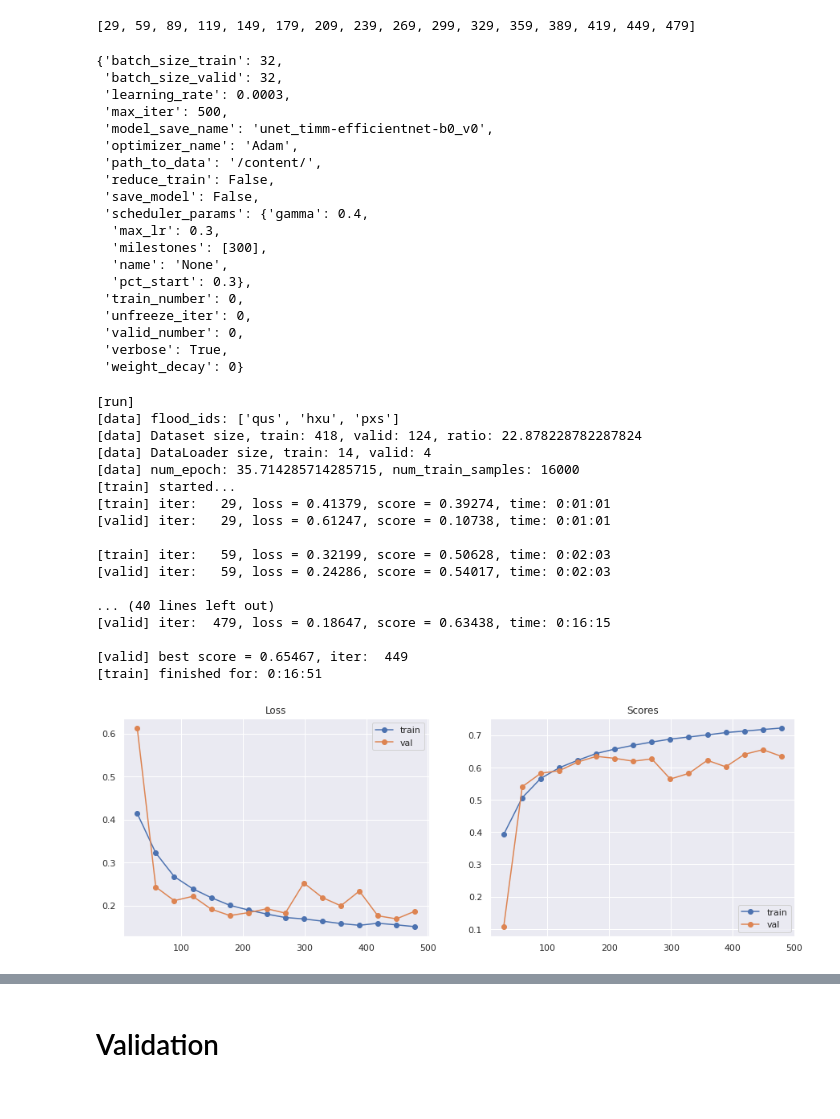
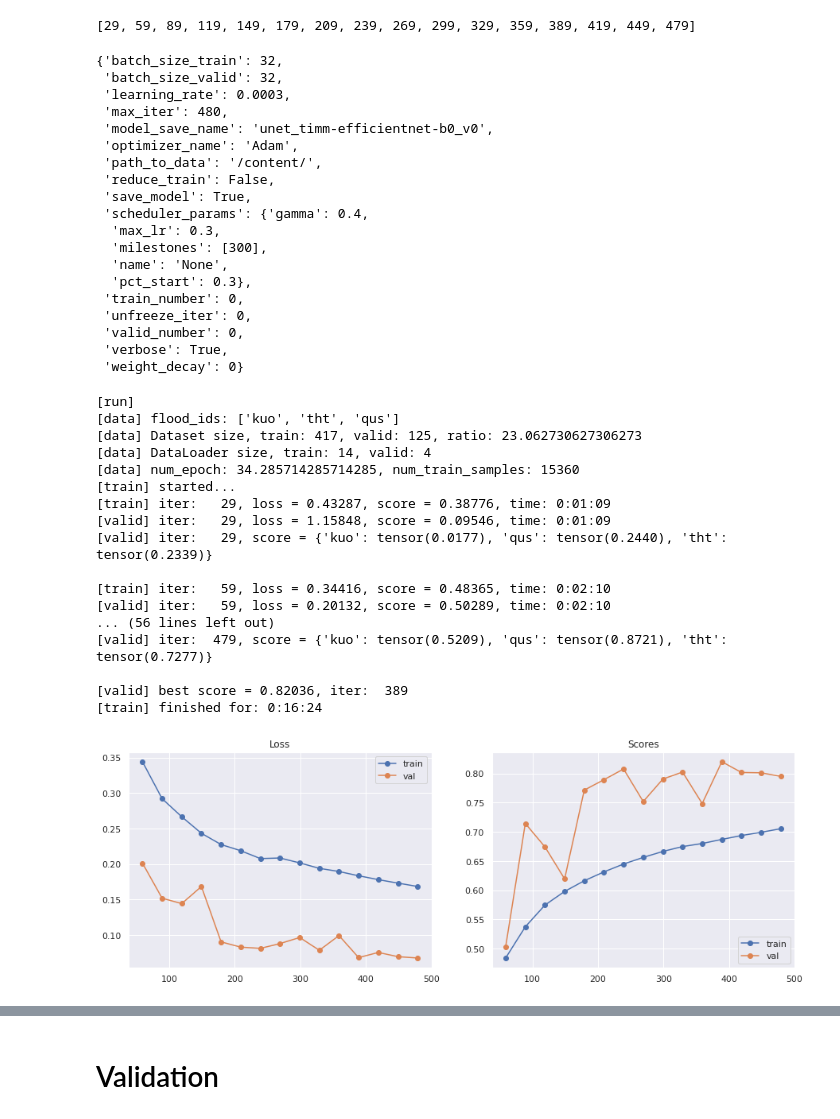
Before and after one commit to MIchaelKa/detect-flood-water, a Jupyter notebook: detect-flood-water-train.ipynb, the cells around one changed output, grey strips where cells are left out. Cells and saved outputs as stored; diff of their text form; code cells hidden in the pictures.

Commit message:
[colab] IoU by flood id

```diff
--- a/detect-flood-water-train.ipynb
+++ b/detect-flood-water-train.ipynb
@@ -719,7 +726,7 @@ max_iter, num_train_samples
 # max_iter=100
 # valid_iters=[5, 10, 20, 30, 40, 50, 60, 70, 80, 90, 99]
 
-max_iter=500
+max_iter=480
 valid_step=30
 unfreeze_iter=0 # 90
 
@@ -753,7 +760,7 @@ full_params = dict(
 
     scheduler_params=scheduler_params,
 
-    save_model=False,
+    save_model=True,
     model_save_name=f'unet_{encoder_name}_v0'
 )
 # %%
@@ -774,12 +781,12 @@ params
 {'batch_size_train': 32,
  'batch_size_valid': 32,
  'learning_rate': 0.0003,
- 'max_iter': 500,
+ 'max_iter': 480,
  'model_save_name': 'unet_timm-efficientnet-b0_v0',
  'optimizer_name': 'Adam',
  'path_to_data': '/content/',
  'reduce_train': False,
- 'save_model': False,
+ 'save_model': True,
  'scheduler_params': {'gamma': 0.4,
   'max_lr': 0.3,
   'milestones': [300],
@@ -805,24 +812,24 @@ model = get_model().to(device)
 train_info = run(model, device, **params)
 # %% [output]
 [run]
-[data] flood_ids: ['qus', 'hxu', 'pxs']
-[data] Dataset size, train: 418, valid: 124, ratio: 22.878228782287824
+[data] flood_ids: ['kuo', 'tht', 'qus']
+[data] Dataset size, train: 417, valid: 125, ratio: 23.062730627306273
 [data] DataLoader size, train: 14, valid: 4
-[data] num_epoch: 35.714285714285715, num_train_samples: 16000
+[data] num_epoch: 34.285714285714285, num_train_samples: 15360
 [train] started...
-[train] iter:   29, loss = 0.41379, score = 0.39274, time: 0:01:01
-[valid] iter:   29, loss = 0.61247, score = 0.10738, time: 0:01:01
+[train] iter:   29, loss = 0.43287, score = 0.38776, time: 0:01:09
+[valid] iter:   29, loss = 1.15848, score = 0.09546, time: 0:01:09
+[valid] iter:   29, score = {'kuo': tensor(0.0177), 'qus': tensor(0.2440), 'tht': tensor(0.2339)}
 
-[train] iter:   59, loss = 0.32199, score = 0.50628, time: 0:02:03
-[valid] iter:   59, loss = 0.24286, score = 0.54017, time: 0:02:03
+[train] iter:   59, loss = 0.34416, score = 0.48365, time: 0:02:10
+[valid] iter:   59, loss = 0.20132, score = 0.50289, time: 0:02:10
+... (56 lines left out)
+[valid] iter:  479, score = {'kuo': tensor(0.5209), 'qus': tensor(0.8721), 'tht': tensor(0.7277)}
 
-... (40 lines left out)
-[valid] iter:  479, loss = 0.18647, score = 0.63438, time: 0:16:15
-
-[valid] best score = 0.65467, iter:  449
-[train] finished for: 0:16:51
+[valid] best score = 0.82036, iter:  389
+[train] finished for: 0:16:24
 # %%
-# show_loss_and_score(train_info, start_from=1)
-show_loss_and_score(train_info)
+show_loss_and_score(train_info, start_from=1)
+# show_loss_and_score(train_info)
 # %% [output]
-[figure, old version]
+[figure, new version]
```
Also changed, not shown: parts of 32 cells of this notebook, 6 other files.
